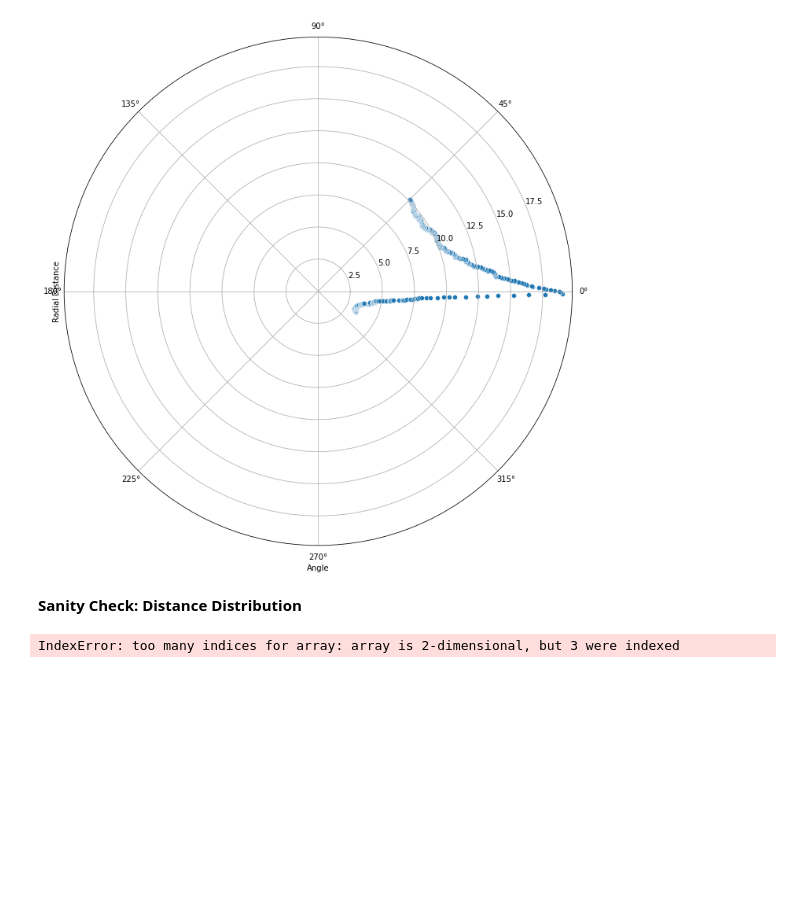
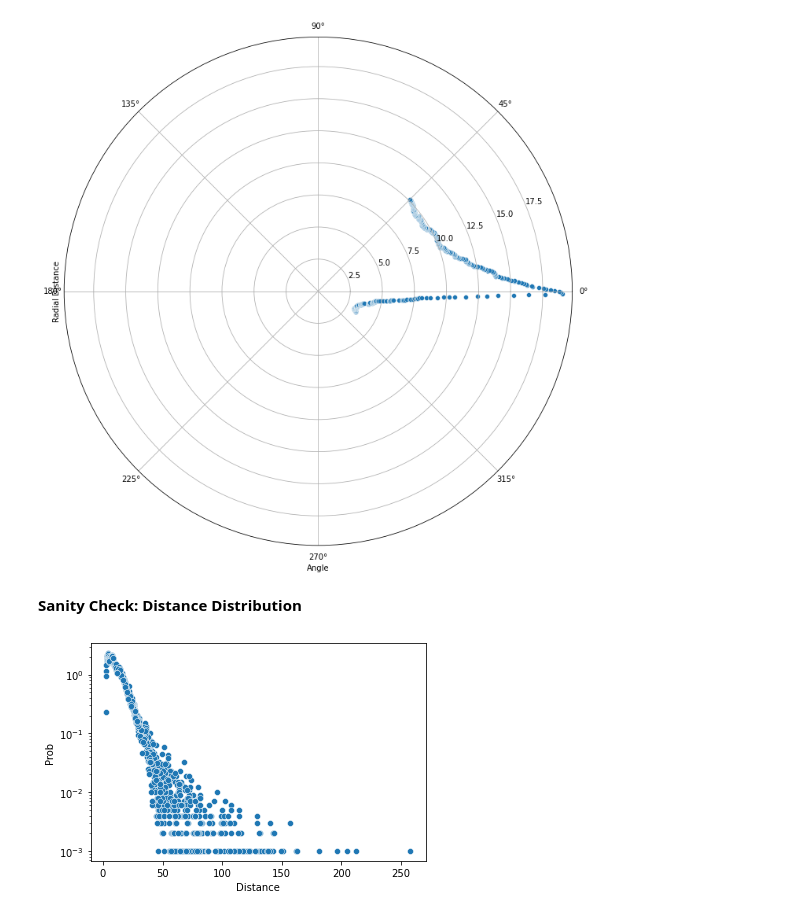
Before and after one commit to AlunXu/Lighthouse-Illusion, a Jupyter notebook: Code/Lighthouse-Prior.ipynb, the cells around one changed output. Cells and saved outputs as stored; diff of their text form; code cells hidden in the pictures; blank space fills up the shorter version.

```diff
--- a/Code/Lighthouse-Prior.ipynb
+++ b/Code/Lighthouse-Prior.ipynb
@@ -97,28 +101,28 @@ plt.show()
 # %% [markdown]
 **Sanity Check: Distance Distribution**
 # %%
-prior_middle = prior_median[:, 255]
+prior_middle = prior[:, 255, :]
 for iy, ix in np.ndindex(prior_middle.shape):
     prior_middle[iy][ix] = prior_middle[iy][ix] / np.cos(np.arctan((iy - F + 0.5)/F))
 
 elements_count = {}
 # find the probability of each visible distance
 for iy, ix in np.ndindex(prior_middle.shape):
     element = prior_middle[iy][ix]
     if not np.ma.is_masked(element):
         element = round(element, 1)
         if element in elements_count:
             elements_count[element] += 1
         else:
             elements_count[element] = 1
 
 prob = np.array(list(elements_count.values())) / 1000
 distance = np.array(list(elements_count.keys()))
 
 distance_dist = np.append(prob[:, None], distance[:, None], axis=1)
 column_values = ['Prob', 'Distance']
 distance_dist_df = pd.DataFrame(data = distance_dist, columns = column_values)
 sns.scatterplot(data = distance_dist_df, x="Distance", y="Prob")
 plt.yscale('log')
 # %% [output]
-IndexError: too many indices for array: array is 2-dimensional, but 3 were indexed
+[figure, added]
```
Also changed, not shown: parts of 2 cells of this notebook, 32 other files.
